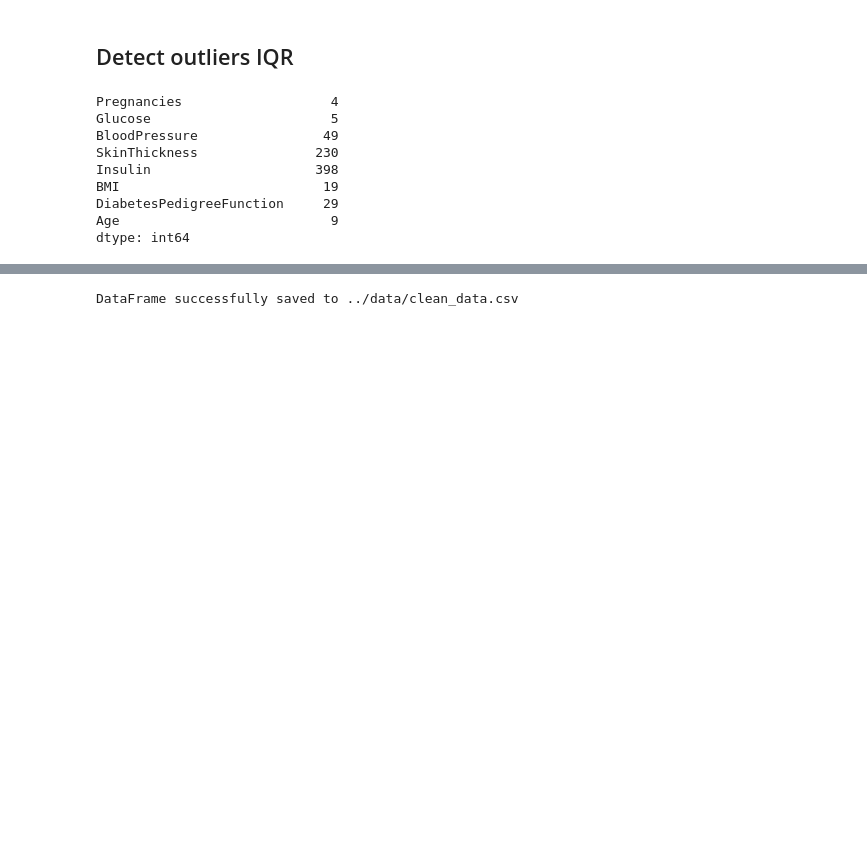
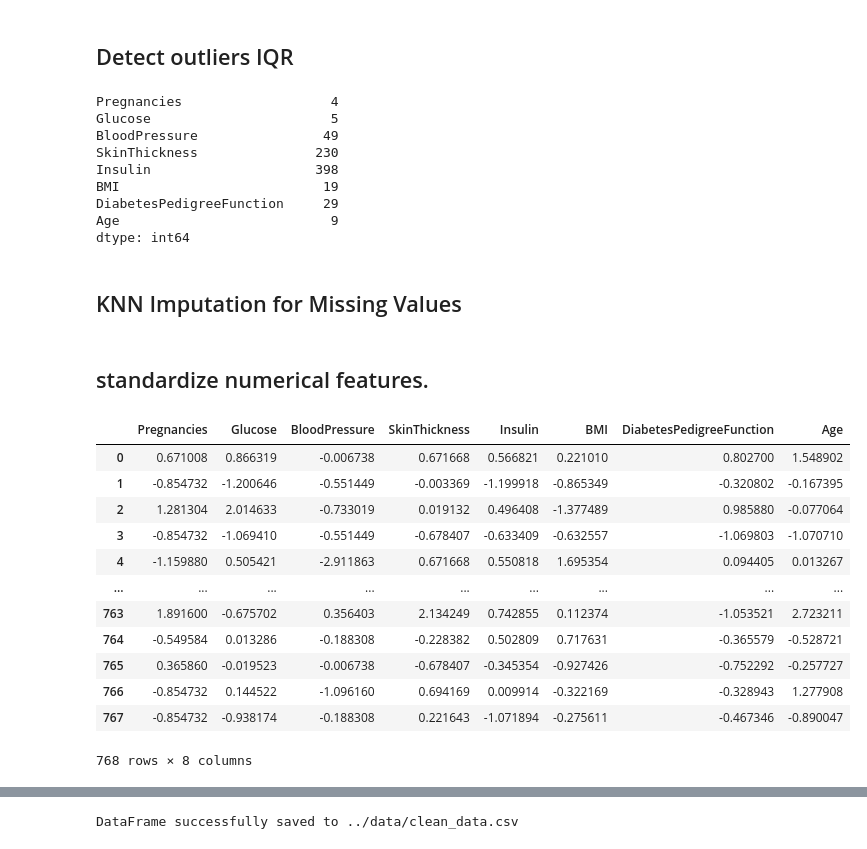
Before and after one commit to 9asdaoui/diabetes-risk-prediction, a Jupyter notebook: notebooks/02_Preprocessing.ipynb, the cells around one changed output, grey strips where cells are left out. Cells and saved outputs as stored; diff of their text form; code cells hidden in the pictures; blank space fills up the shorter version.

```diff
--- a/notebooks/02_Preprocessing.ipynb
+++ b/notebooks/02_Preprocessing.ipynb
@@ -83,3 +66,5 @@ BMI                          19
 DiabetesPedigreeFunction     29
 Age                           9
 dtype: int64
+# %% [markdown]
+## KNN Imputation for Missing Values
@@ -85,0 +86,24 @@ dtype: int64
+# %% [markdown]
+## standardize numerical features.
+# %%
+from sklearn.preprocessing import StandardScaler
+
+numeric_cols = df.select_dtypes(include=['number']).columns
+
+scaler = StandardScaler()
+df[numeric_cols] = scaler.fit_transform(df[numeric_cols])
+df
+# %% [output]
+|  | Pregnancies | Glucose | BloodPressure | SkinThickness | Insulin | BMI | DiabetesPedigreeFunction | Age |
+| 0 | 0.671008 | 0.866319 | -0.006738 | 0.671668 | 0.566821 | 0.221010 | 0.802700 | 1.548902 |
+| 1 | -0.854732 | -1.200646 | -0.551449 | -0.003369 | -1.199918 | -0.865349 | -0.320802 | -0.167395 |
+| 2 | 1.281304 | 2.014633 | -0.733019 | 0.019132 | 0.496408 | -1.377489 | 0.985880 | -0.077064 |
+| 3 | -0.854732 | -1.069410 | -0.551449 | -0.678407 | -0.633409 | -0.632557 | -1.069803 | -1.070710 |
+| 4 | -1.159880 | 0.505421 | -2.911863 | 0.671668 | 0.550818 | 1.695354 | 0.094405 | 0.013267 |
+| ... | ... | ... | ... | ... | ... | ... | ... | ... |
+| 763 | 1.891600 | -0.675702 | 0.356403 | 2.134249 | 0.742855 | 0.112374 | -1.053521 | 2.723211 |
+| 764 | -0.549584 | 0.013286 | -0.188308 | -0.228382 | 0.502809 | 0.717631 | -0.365579 | -0.528721 |
+| 765 | 0.365860 | -0.019523 | -0.006738 | -0.678407 | -0.345354 | -0.927426 | -0.752292 | -0.257727 |
+| 766 | -0.854732 | 0.144522 | -1.096160 | 0.694169 | 0.009914 | -0.322169 | -0.328943 | 1.277908 |
+| 767 | -0.854732 | -0.938174 | -0.188308 | 0.221643 | -1.071894 | -0.275611 | -0.467346 | -0.890047 |
+768 rows × 8 columns
```
Also changed, not shown: parts of 7 cells of this notebook, 2 other files.
